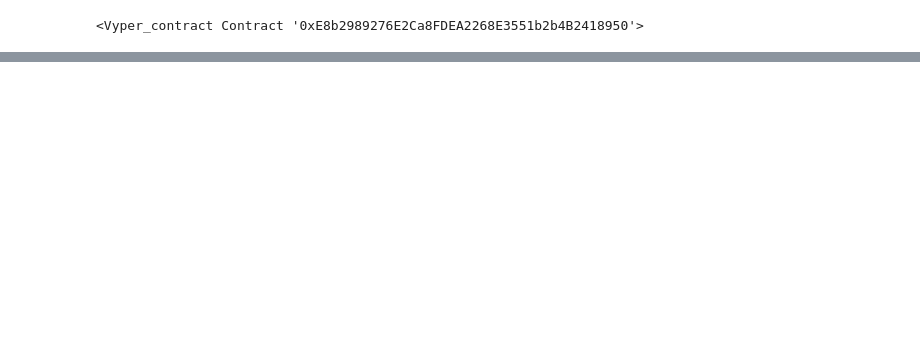
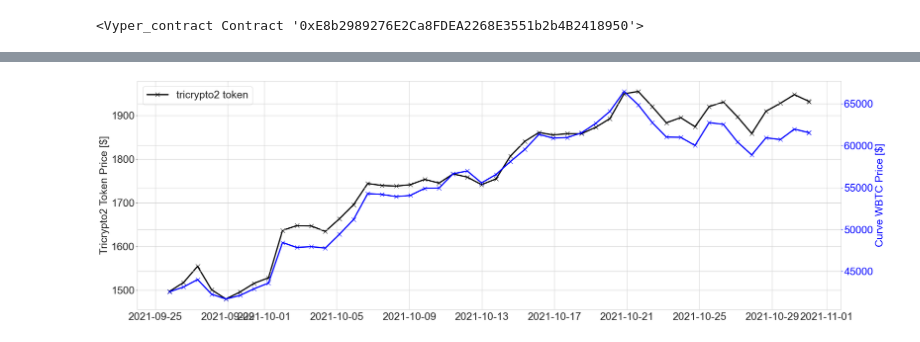
Before and after one commit to bout3fiddy/on-chain-analytics, a Jupyter notebook: notebooks/curve-analysis/tricrypto2_lp_pricing.ipynb, the cells around one changed output, grey strips where cells are left out. Cells and saved outputs as stored; diff of their text form; code cells hidden in the pictures; blank space fills up the shorter version.

```diff
--- a/notebooks/curve-analysis/tricrypto2_lp_pricing.ipynb
+++ b/notebooks/curve-analysis/tricrypto2_lp_pricing.ipynb
@@ -161,17 +161,19 @@ ax2.tick_params(axis='both', which='major', labelsize=25, colors='red');
 # %%
 fig, ax = plt.subplots(1,1, figsize=(30, 10))
 
 df_plot = df_prices.where(df_prices['lp_token_price'] > 0)
-df_plot['norm_btc'] = df_prices['btc_price']
+# df_plot['norm_btc'] = df_prices['btc_price']
 
 ax.plot(df_plot.index, df_plot.lp_token_price, 'kx-', lw=3, ms=10, label='tricrypto2 token')
 
 ax.set_ylabel("")
 ax.set_ylabel("Tricrypto2 Token Price [$]", fontsize=25)
 ax.tick_params(axis='both', which='major', labelsize=25);
 ax.legend(fontsize=25);
 
 ax2 = ax.twinx()
-ax2.plot(df_plot.index, df_plot.eth_price, 'rx-', lw=3, ms=10, label='eth token')
-ax2.set_ylabel("Curve ETH Price [$]", fontsize=25, color='red')
-ax2.tick_params(axis='both', which='major', labelsize=25, colors='red');
+ax2.plot(df_plot.index, df_plot.btc_price, 'bx-', lw=3, ms=10, label='wbtc token')
+ax2.set_ylabel("Curve WBTC Price [$]", fontsize=25, color='blue')
+ax2.tick_params(axis='both', which='major', labelsize=25, colors='blue');
+# %% [output]
+[figure, added]
```
Also changed, not shown: parts of 6 cells of this notebook, 3 other files.
